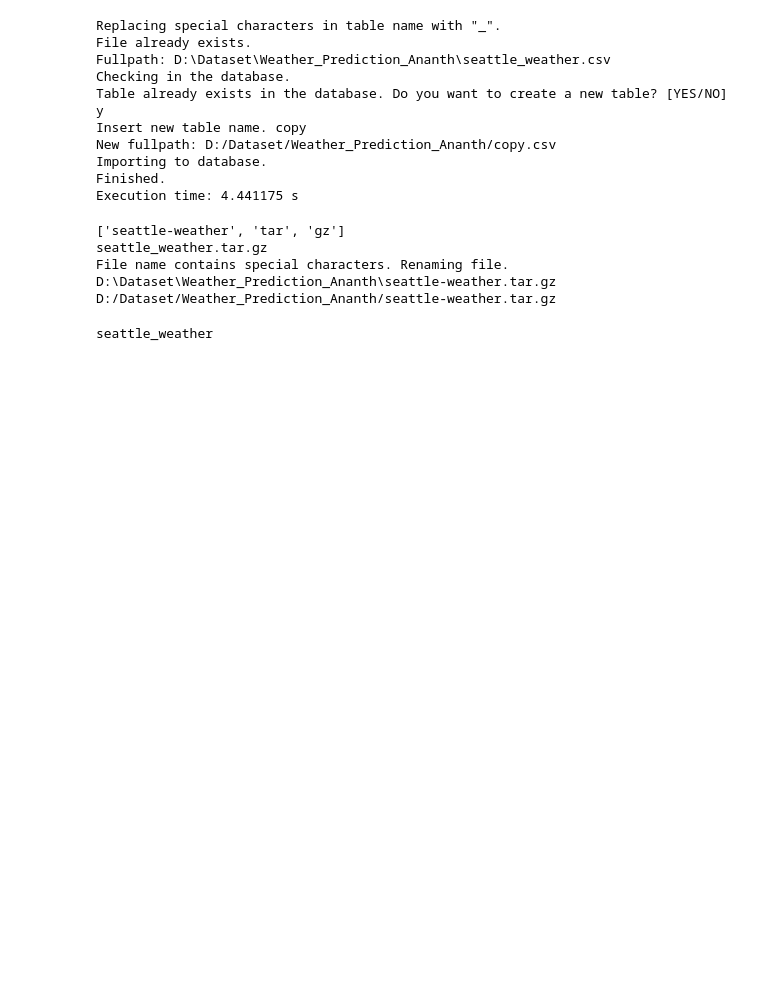
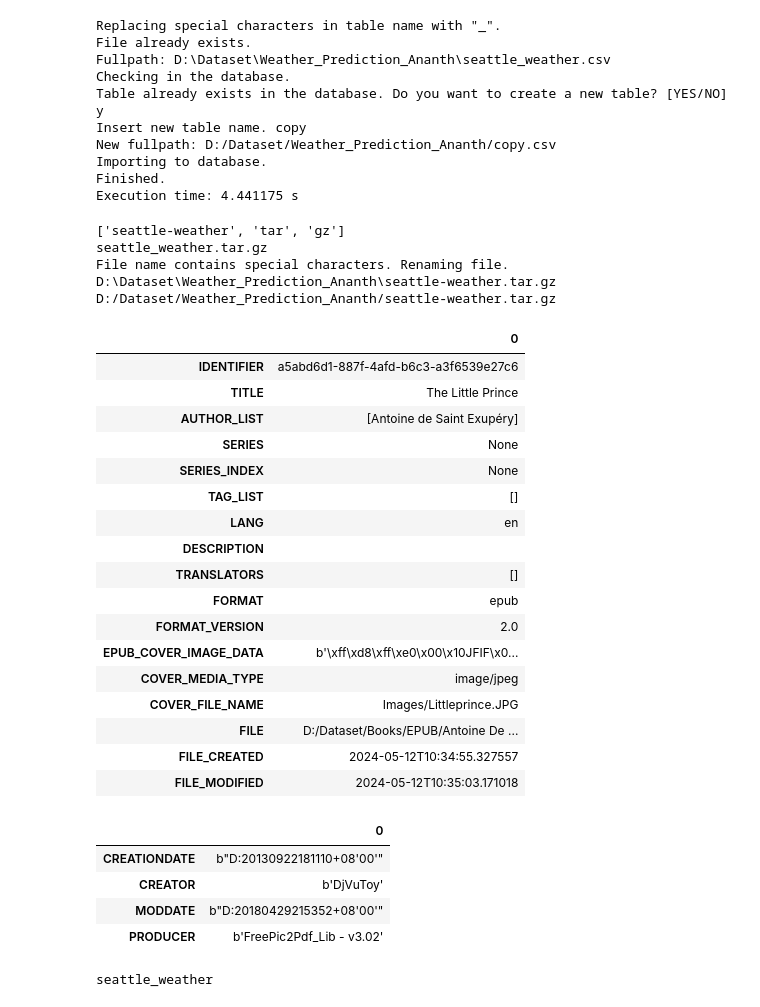
Before and after one commit to renniel-b/Python-SQL, a Jupyter notebook: Import to SQL Database.ipynb, the cells around one changed output. Cells and saved outputs as stored; diff of their text form; code cells hidden in the pictures; blank space fills up the shorter version.

Commit message:
Added function for extracting e-book metadata.
Creates a dataframe for e-book metadata (EPUB). Extracting metadata of PDF file type is still in progress.

```diff
--- a/Import to SQL Database.ipynb
+++ b/Import to SQL Database.ipynb
@@ -416,6 +572,47 @@ seattle_weather.tar.gz
 File name contains special characters. Renaming file.
 D:\Dataset\Weather_Prediction_Ananth\seattle-weather.tar.gz
 D:/Dataset/Weather_Prediction_Ananth/seattle-weather.tar.gz
+# %%
+dataset_dir = pathlib.Path(r'D:/Dataset/Books')
+dataset_dir_list = [str(item).replace("\\","/") for item in dataset_dir.rglob("*") if item.is_dir()]
+dataset_epub_list = [str(item).replace("\\","/") for item in dataset_dir.rglob("*.epub") if item.is_file()]
+dataset_pdf_list = [str(item).replace("\\","/") for item in dataset_dir.rglob("*.pdf") if item.is_file()]
+
+name = dataset_epub_list[0].split('.')
+filename = name[0].split('/')
+
+# data_dict = {epub_meta}
+# print(epub_meta[0])
+df_epub = epub_metadata_to_df(dataset_epub_list[0])
+display(df_epub)
+
+
+df_pdf = pdf_metadata_to_df(dataset_pdf_list[0])
+display(df_pdf)
+# %% [output]
+|  | 0 |
+| IDENTIFIER | a5abd6d1-887f-4afd-b6c3-a3f6539e27c6 |
+| TITLE | The Little Prince |
+| AUTHOR_LIST | [Antoine de Saint Exupéry] |
+| SERIES | None |
+| SERIES_INDEX | None |
+| TAG_LIST | [] |
+| LANG | en |
+| DESCRIPTION |  |
+| TRANSLATORS | [] |
+| FORMAT | epub |
+| FORMAT_VERSION | 2.0 |
+| EPUB_COVER_IMAGE_DATA | b'\xff\xd8\xff\xe0\x00\x10JFIF\x0... |
+| COVER_MEDIA_TYPE | image/jpeg |
+| COVER_FILE_NAME | Images/Littleprince.JPG |
+| FILE | D:/Dataset/Books/EPUB/Antoine De ... |
+| FILE_CREATED | 2024-05-12T10:34:55.327557 |
+| FILE_MODIFIED | 2024-05-12T10:35:03.171018 |
+|  | 0 |
+| CREATIONDATE | b"D:20130922181110+08'00'" |
+| CREATOR | b'DjVuToy' |
+| MODDATE | b"D:20180429215352+08'00'" |
+| PRODUCER | b'FreePic2Pdf_Lib - v3.02' |
 # %%
 table_name = ''
 qwe = 'D:\Dataset\Credit_Card_Approval_Prediction_Seanny\application_record.csv'
```
Also changed, not shown: parts of 4 cells of this notebook.
